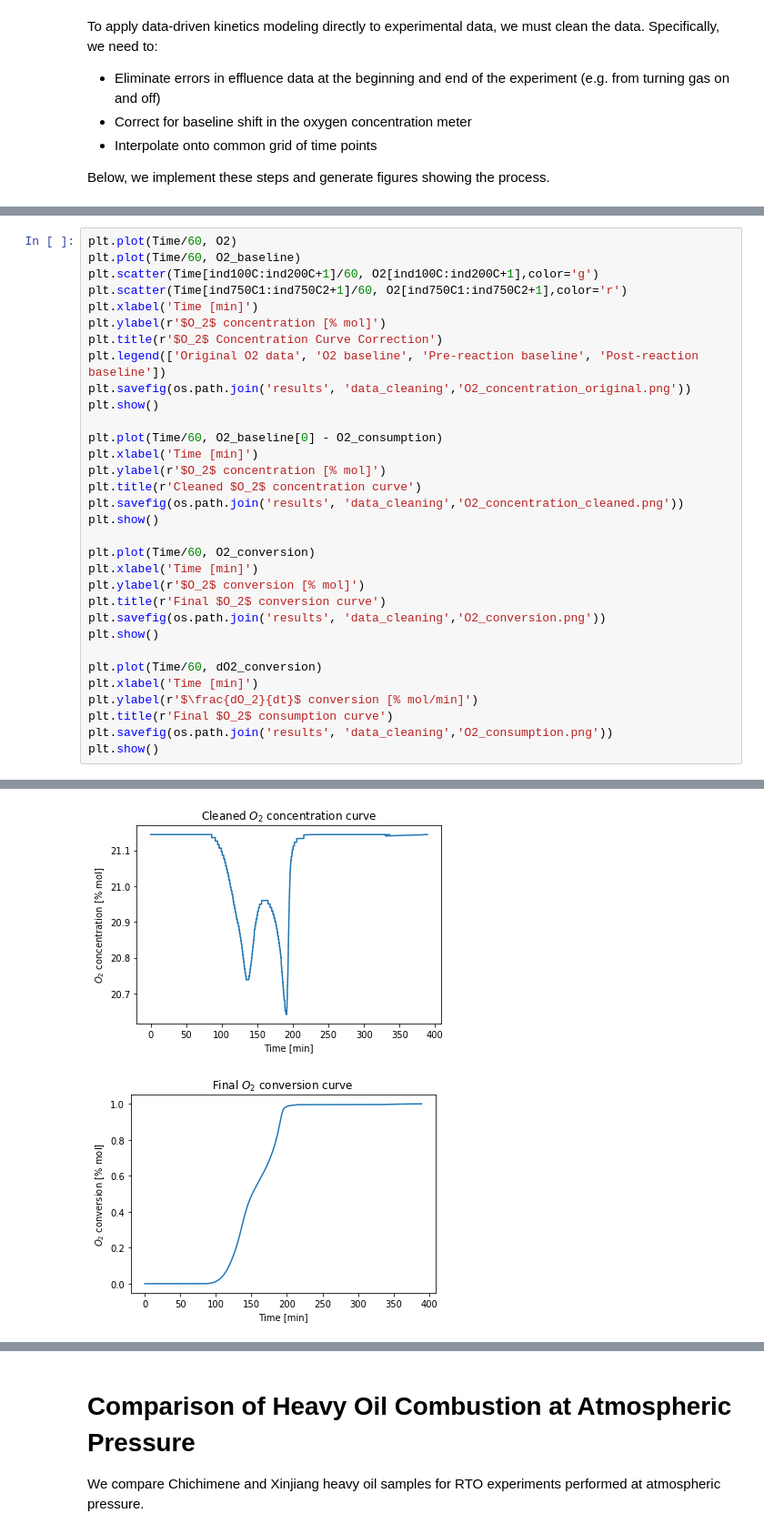
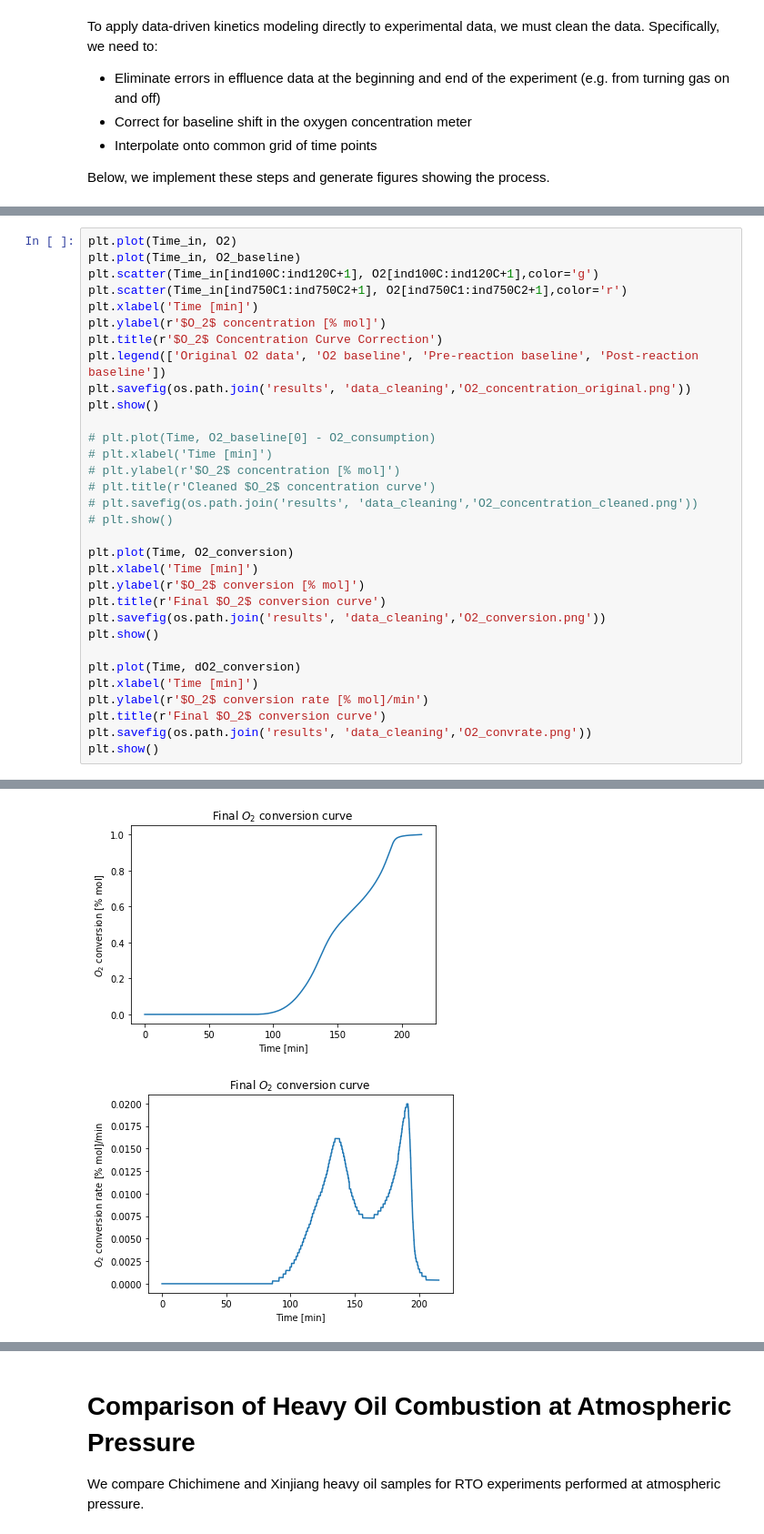
Before and after one commit to suetri-a/NAML, a Jupyter notebook: NAMLA - Experimental Data.ipynb, the cells around one changed output, grey strips where cells are left out. Shown: that part at 91% size. Saved outputs shown, nothing was run; the diff lists cells and outputs as text.

```diff
--- a/NAMLA - Experimental Data.ipynb
+++ b/NAMLA - Experimental Data.ipynb
@@ -55,8 +80,8 @@ dO2_conversion = np.gradient(O2_conversion, Time/60)
 # %%
-plt.plot(Time/60, O2)
-plt.plot(Time/60, O2_baseline)
-plt.scatter(Time[ind100C:ind200C+1]/60, O2[ind100C:ind200C+1],color='g')
-plt.scatter(Time[ind750C1:ind750C2+1]/60, O2[ind750C1:ind750C2+1],color='r')
+plt.plot(Time_in, O2)
+plt.plot(Time_in, O2_baseline)
+plt.scatter(Time_in[ind100C:ind120C+1], O2[ind100C:ind120C+1],color='g')
+plt.scatter(Time_in[ind750C1:ind750C2+1], O2[ind750C1:ind750C2+1],color='r')
 plt.xlabel('Time [min]')
 plt.ylabel(r'$O_2$ concentration [% mol]')
 plt.title(r'$O_2$ Concentration Curve Correction')
@@ -64,24 +89,24 @@ plt.legend(['Original O2 data', 'O2 baseline', 'Pre-reaction baseline', 'Post-re
 plt.savefig(os.path.join('results', 'data_cleaning','O2_concentration_original.png'))
 plt.show()
 
-plt.plot(Time/60, O2_baseline[0] - O2_consumption)
-plt.xlabel('Time [min]')
-plt.ylabel(r'$O_2$ concentration [% mol]')
-plt.title(r'Cleaned $O_2$ concentration curve')
-plt.savefig(os.path.join('results', 'data_cleaning','O2_concentration_cleaned.png'))
-plt.show()
+# plt.plot(Time, O2_baseline[0] - O2_consumption)
+# plt.xlabel('Time [min]')
+# plt.ylabel(r'$O_2$ concentration [% mol]')
+# plt.title(r'Cleaned $O_2$ concentration curve')
+# plt.savefig(os.path.join('results', 'data_cleaning','O2_concentration_cleaned.png'))
+# plt.show()
 
-plt.plot(Time/60, O2_conversion)
+plt.plot(Time, O2_conversion)
 plt.xlabel('Time [min]')
 plt.ylabel(r'$O_2$ conversion [% mol]')
 plt.title(r'Final $O_2$ conversion curve')
 plt.savefig(os.path.join('results', 'data_cleaning','O2_conversion.png'))
 plt.show()
 
-plt.plot(Time/60, dO2_conversion)
+plt.plot(Time, dO2_conversion)
 plt.xlabel('Time [min]')
-plt.ylabel(r'$\frac{dO_2}{dt}$ conversion [% mol/min]')
-plt.title(r'Final $O_2$ consumption curve')
-plt.savefig(os.path.join('results', 'data_cleaning','O2_consumption.png'))
+plt.ylabel(r'$O_2$ conversion rate [% mol]/min')
+plt.title(r'Final $O_2$ conversion curve')
+plt.savefig(os.path.join('results', 'data_cleaning','O2_convrate.png'))
 plt.show()
 # %% [output]
@@ -89,2 +114,2 @@ plt.show()
-[figure, old version]
+[figure, new version]
-[figure, old version]
+[figure, new version]
```
Also changed, not shown: parts of 19 cells of this notebook, 13 other files.
